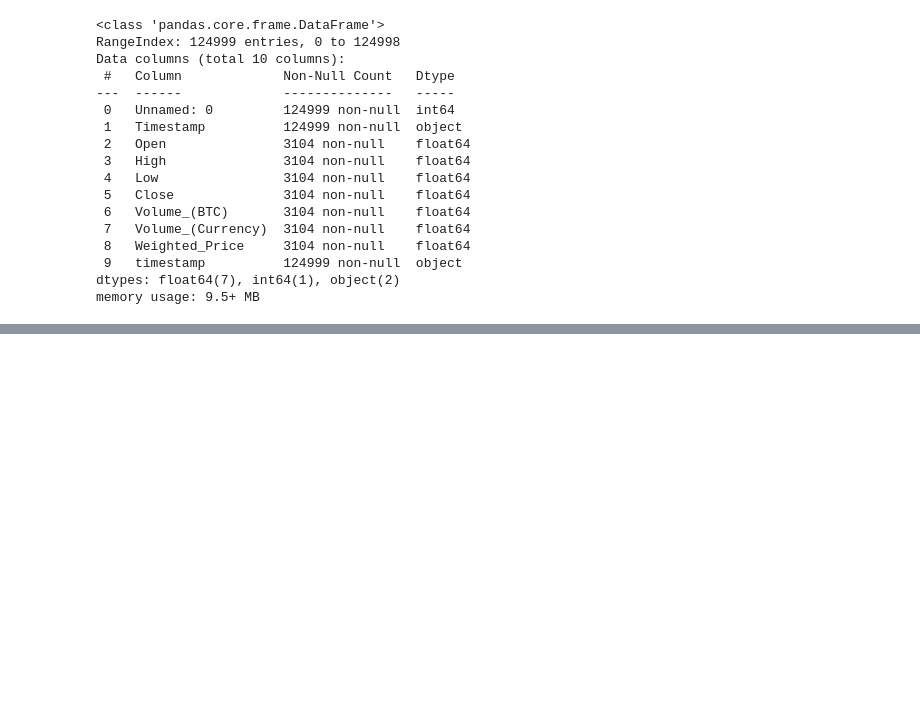
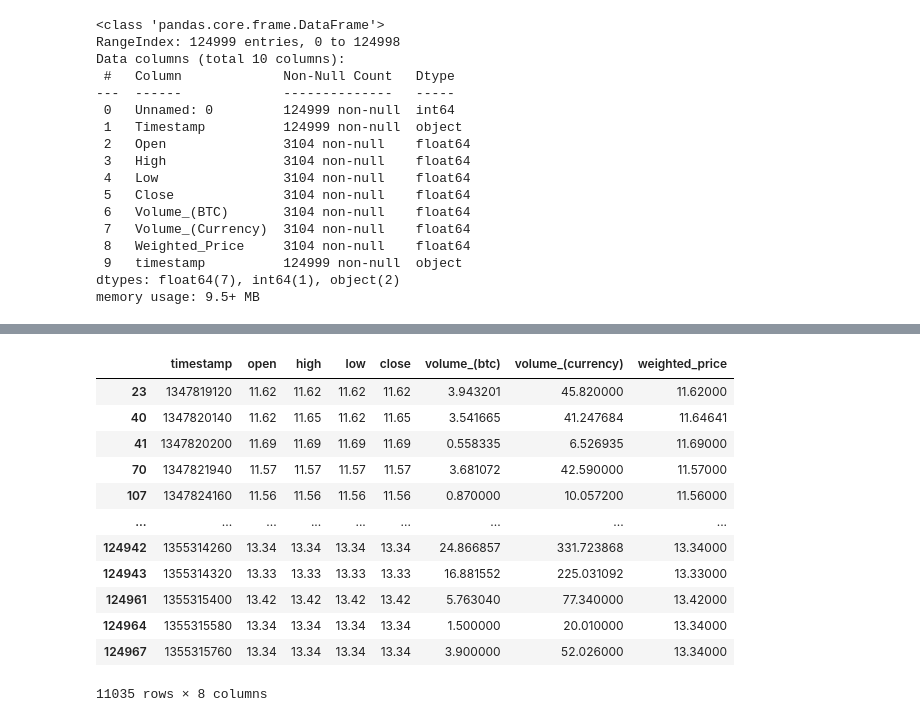
Before and after one commit to 0xjrr/ds-hackaton2-ldsa, a Jupyter notebook: HCKT02 - Data Wrangling/test.ipynb, the cells around one changed output, grey strips where cells are left out. Cells and saved outputs as stored; diff of their text form; code cells hidden in the pictures; blank space fills up the shorter version.

```diff
--- a/HCKT02 - Data Wrangling/test.ipynb
+++ b/HCKT02 - Data Wrangling/test.ipynb
@@ -9,3 +14,9 @@ import json
+# %%
+
+with  bz2.open('data/data_3.json') as x:
+    data_3 = x.read()
+    data = json.loads(data_3)
+    data_3 = pd.DataFrame(data)
 # %%
 username = 'ldsa_student'
 password = 'R4Fr4P3aAgMYBqqP'  # the password is not XXX by the way
@@ -157,0 +196,19 @@ json.load()
+# %%
+
+data_3.columns = data_3.columns.str.lower()
+data_3 = data_3.dropna()
+data_3
+# %% [output]
+|  | timestamp | open | high | low | close | volume_(btc) | volume_(currency) | weighted_price |
+| 23 | 1347819120 | 11.62 | 11.62 | 11.62 | 11.62 | 3.943201 | 45.820000 | 11.62000 |
+| 40 | 1347820140 | 11.62 | 11.65 | 11.62 | 11.65 | 3.541665 | 41.247684 | 11.64641 |
+| 41 | 1347820200 | 11.69 | 11.69 | 11.69 | 11.69 | 0.558335 | 6.526935 | 11.69000 |
+| 70 | 1347821940 | 11.57 | 11.57 | 11.57 | 11.57 | 3.681072 | 42.590000 | 11.57000 |
+| 107 | 1347824160 | 11.56 | 11.56 | 11.56 | 11.56 | 0.870000 | 10.057200 | 11.56000 |
+| ... | ... | ... | ... | ... | ... | ... | ... | ... |
+| 124942 | 1355314260 | 13.34 | 13.34 | 13.34 | 13.34 | 24.866857 | 331.723868 | 13.34000 |
+| 124943 | 1355314320 | 13.33 | 13.33 | 13.33 | 13.33 | 16.881552 | 225.031092 | 13.33000 |
+| 124961 | 1355315400 | 13.42 | 13.42 | 13.42 | 13.42 | 5.763040 | 77.340000 | 13.42000 |
+| 124964 | 1355315580 | 13.34 | 13.34 | 13.34 | 13.34 | 1.500000 | 20.010000 | 13.34000 |
+| 124967 | 1355315760 | 13.34 | 13.34 | 13.34 | 13.34 | 3.900000 | 52.026000 | 13.34000 |
+11035 rows × 8 columns
```
Also changed, not shown: parts of 27 cells of this notebook.
